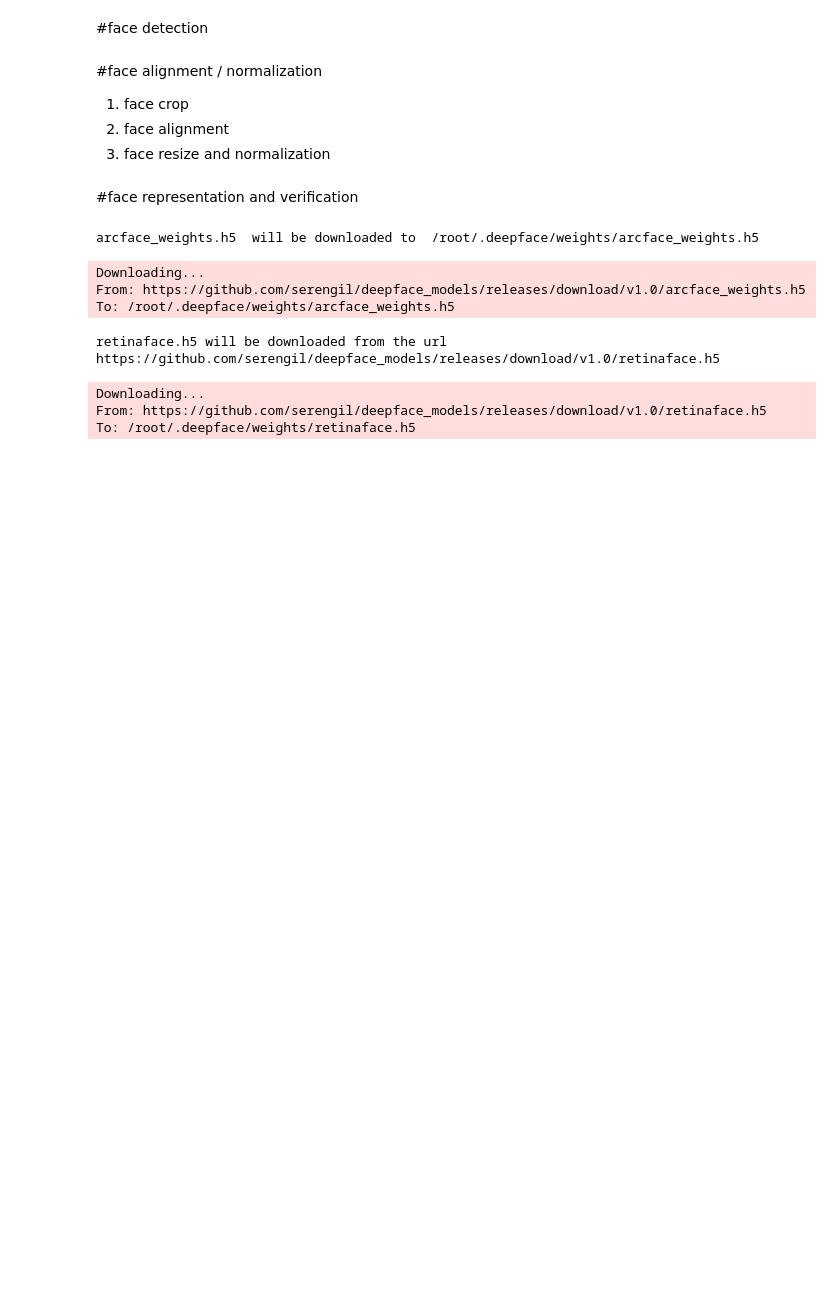
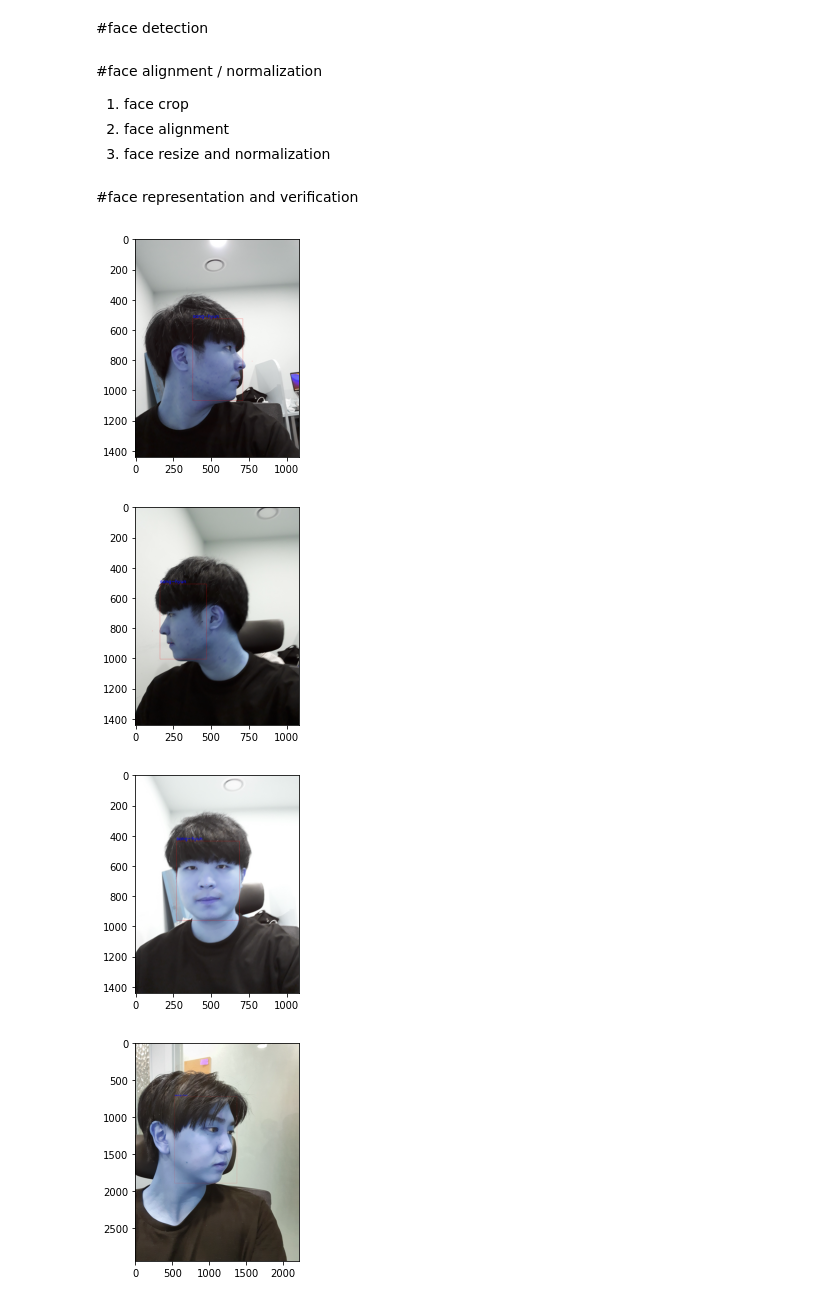
Before and after one commit to seonghunYang/face-recognition, a Jupyter notebook: 영상_얼굴_식별_모듈_구현.ipynb, the cells around one changed output. Drawn from its saved outputs; the diff is of its cells as text; code cells hidden in the pictures; blank space fills up the shorter version.

Commit message:
createdb 함수 변경
같은 인물의 사진을 폴더에 넣어 관리할 수 있도록 변경

```diff
--- a/영상_얼굴_식별_모듈_구현.ipynb
+++ b/영상_얼굴_식별_모듈_구현.ipynb
@@ -146,42 +128,39 @@ def processFrame(frame, faces):
 import os
 from deepface.basemodels import ArcFace
 
-def createEmbedingDB(db_folder_path, labels, img_show=False):
+def createEmbedingDB(db_folder_path, img_show=False):
   db = {
-      "labels": labels,
+      "labels": [],
       "embeding": []
   }
-  img_paths = os.listdir(db_folder_path)
   model = ArcFace.loadModel()
-  for img_path in img_paths:
-    img_path = db_folder_path + "/" + img_path
 
-    img = cv2.imread(img_path)
+  face_folders = os.listdir(db_folder_path)
+  for face_folder in face_folders:
+    label = face_folder
+    img_folder_path = db_folder_path + "/" + face_folder
+    img_folders = os.listdir(img_folder_path)
 
-
-    faces = RetinaFace.detect_faces(img_path=img)
-    # bbox
-    if (type(faces) == dict):
-      label = img_path[:img_path.rfind(".")]
-      process_face_imgs = processFrame(img, faces)
-      # 임베딩
-      for face_img in process_face_imgs:
-        embedding_img = model.predict(face_img)[0]
-        db["embeding"].append(embedding_img)
-      if img_show:
-        img_bbox = drawFrameWithBbox(img, faces, [label])
-        plt.imshow(img_bbox)
-        plt.show()
+    for img_path in img_folders:
+      img = cv2.imread(img_folder_path + "/" + img_path)
+      faces = RetinaFace.detect_faces(img_path=img)
+      # bbox
+      if (type(faces) == dict):
+        process_face_imgs = processFrame(img, faces)
+        # 임베딩
+        for face_img in process_face_imgs:
+          embedding_img = model.predict(face_img)[0]
+          db["embeding"].append(embedding_img)
+          db['labels'].append(label)
+        if img_show:
+          img_bbox = drawFrameWithBbox(img, faces, [label])
+          plt.imshow(img_bbox)
+          plt.show()
   return db
-# %%
-labels = ["john", "piglet", "john", "piglet"]
-db = createEmbedingDB("/content/db", labels)
-# %% [output]
-arcface_weights.h5  will be downloaded to  /root/.deepface/weights/arcface_weights.h5
-Downloading...
-From: https://github.com/serengil/deepface_models/releases/download/v1.0/arcface_weights.h5
-To: /root/.deepface/weights/arcface_weights.h5
-retinaface.h5 will be downloaded from the url https://github.com/serengil/deepface_models/releases/download/v1.0/retinaface.h5
-Downloading...
-From: https://github.com/serengil/deepface_models/releases/download/v1.0/retinaface.h5
-To: /root/.deepface/weights/retinaface.h5
+# %%
+db = createEmbedingDB("/content/drive/MyDrive/i-mind-face-recognition/i-mind", img_show=True)
+# %% [output]
+[figure, added]
+[figure, added]
+[figure, added]
+[figure, added]
```
Also changed, not shown: parts of 7 cells of this notebook.
